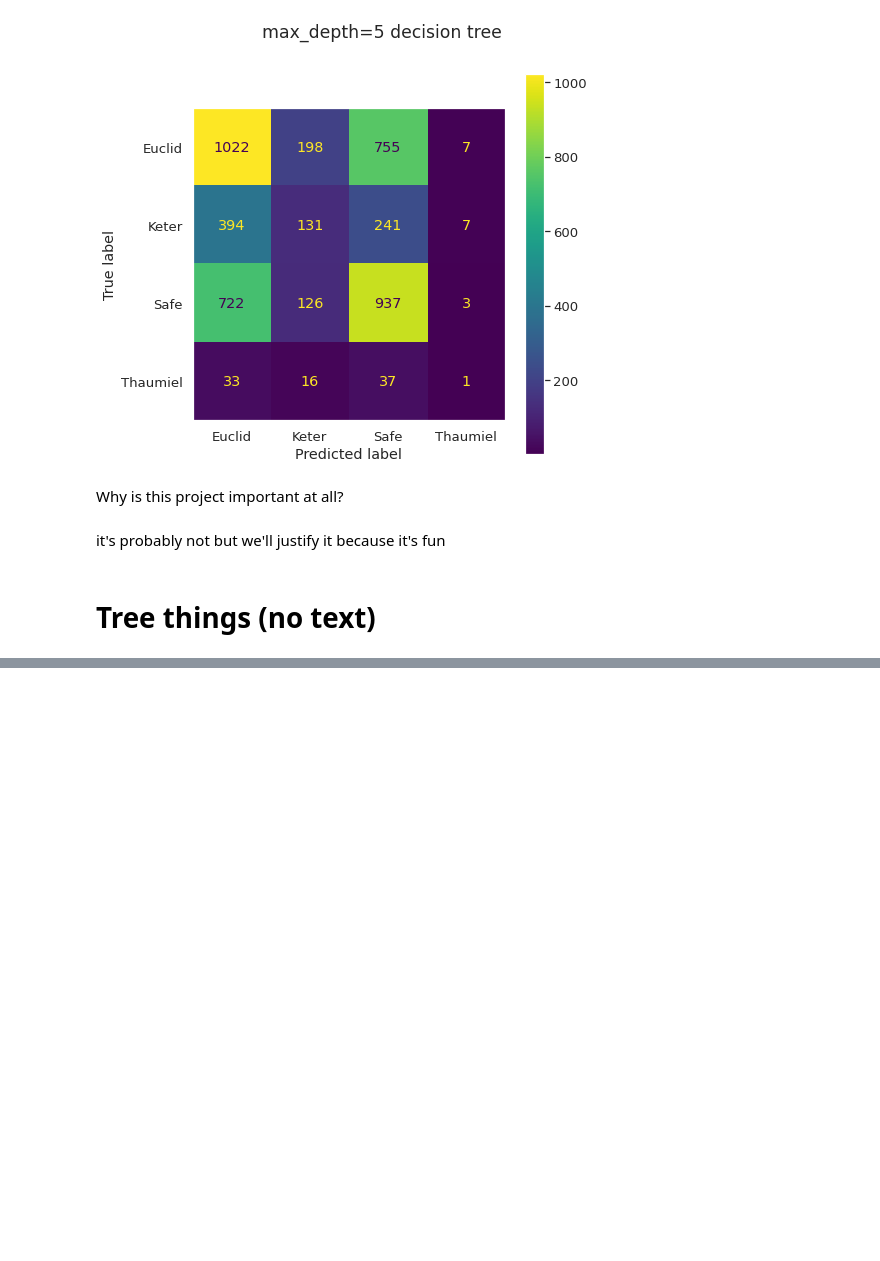
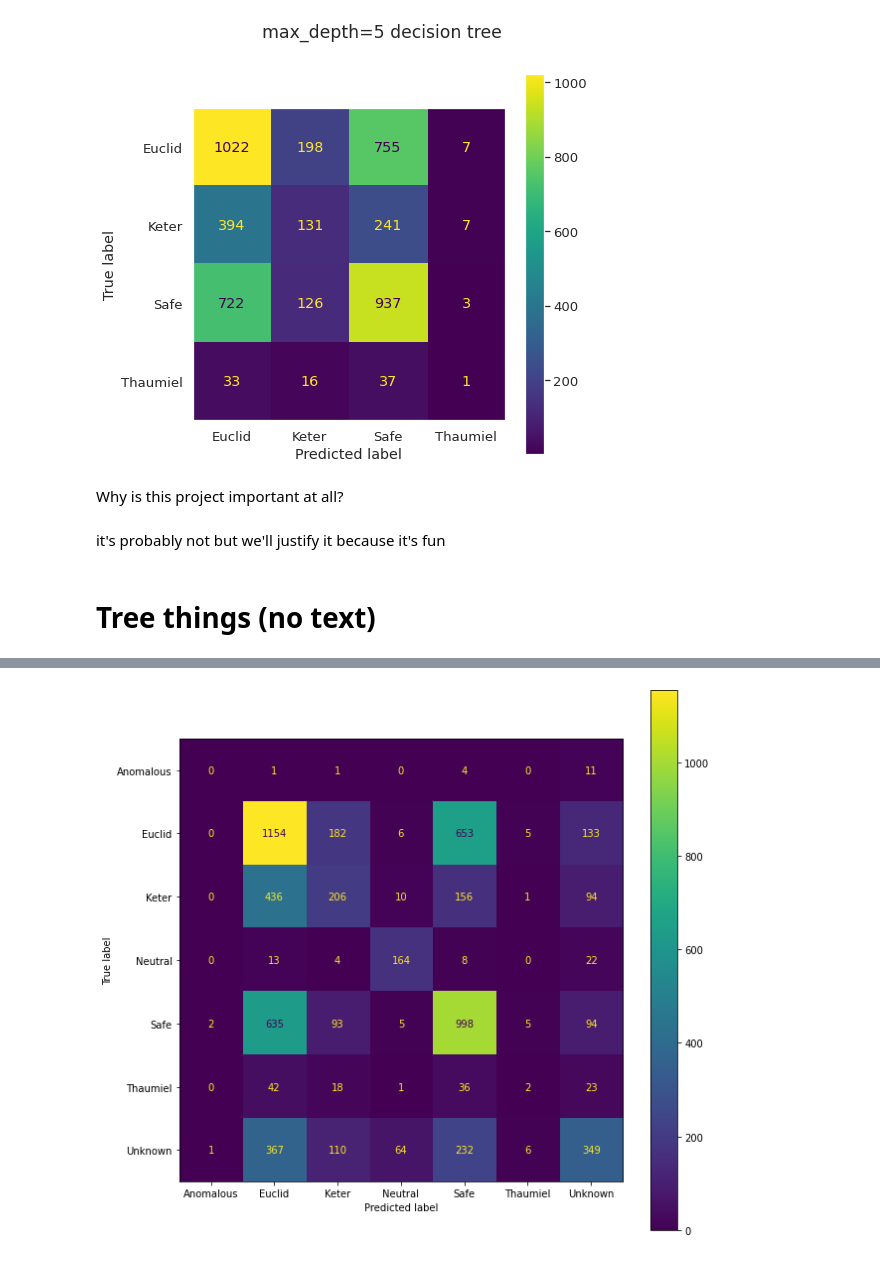
Before and after one commit to Countdown369/SecureContainProtect, a Jupyter notebook: some other experiments.ipynb, the cells around one changed output, grey strips where cells are left out. Saved outputs shown, nothing was run; the diff lists cells and outputs as text; code cells hidden in the pictures; blank space fills up the shorter version.

```diff
--- a/some other experiments.ipynb
+++ b/some other experiments.ipynb
@@ -333,0 +553,26 @@ it's probably not but we'll justify it because it's fun
+# %%
+n_splits = 10
+max_depth = 200
+
+# initialize k fold
+skfold = StratifiedKFold(n_splits=n_splits)
+
+# initialize random forest
+rf_clf = RandomForestClassifier(n_estimators=500)
+
+# initialize y_pred, stores predictions of y
+y_pred = np.empty_like(Y)
+
+for train_idx, test_idx in skfold.split(x, Y):
+    # get training data
+    x_train = x[train_idx, :]
+    y_train = Y[train_idx].tolist()
+
+    # get test data
+    x_test = x[test_idx, :]
+
+    # fit data
+    rf_clf = rf_clf.fit(x_train, y_train)
+
+    # estimate on test data
+    y_pred[test_idx] = rf_clf.predict(x_test)
@@ -333,0 +590,12 @@ it's probably not but we'll justify it because it's fun
+# %%
+conf_mat = confusion_matrix(y_true=Y, y_pred=y_pred)
+
+conf_mat_disp = ConfusionMatrixDisplay(conf_mat, display_labels=np.unique(Y))
+conf_mat_disp.plot()
+
+plt.gcf().set_size_inches(10, 10)
+
+# seaborn turns on grid by default ... looks best without it
+plt.grid(False)
+# %% [output]
+[figure, added]
```
Also changed, not shown: parts of 27 cells of this notebook.
